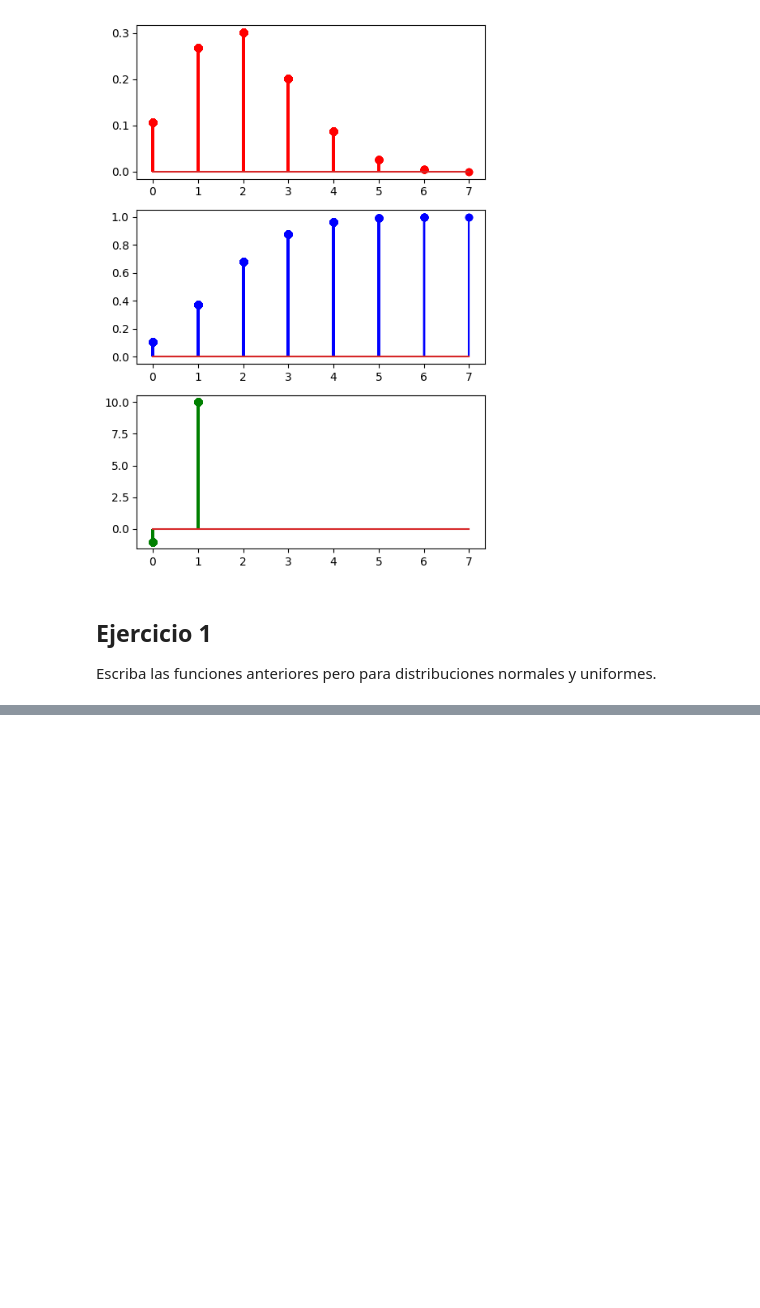
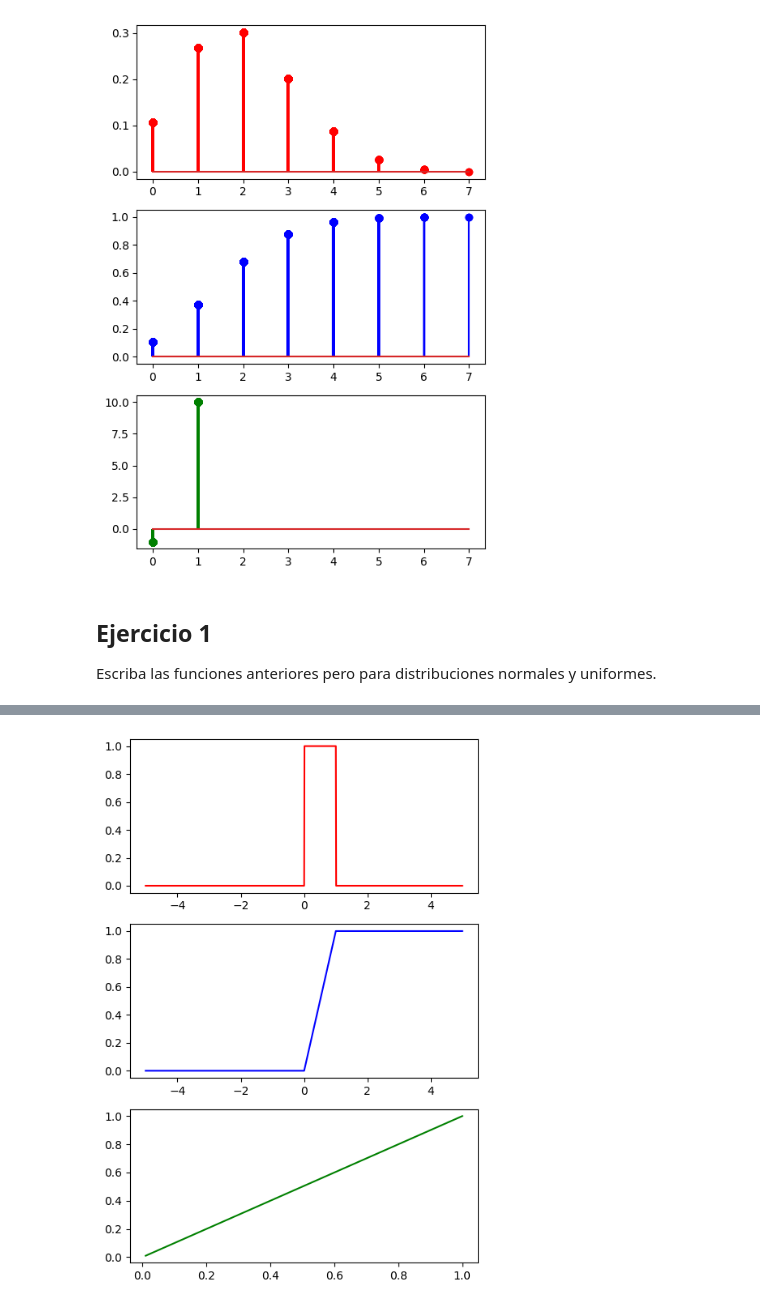
Before and after one commit to Carlogh2001/probability-distribution-exercises-project-with-python, a Jupyter notebook: notebook/problems.es.ipynb, the cells around one changed output, grey strips where cells are left out. Saved outputs shown, nothing was run; the diff lists cells and outputs as text; code cells hidden in the pictures; blank space fills up the shorter version.

```diff
--- a/notebook/problems.es.ipynb
+++ b/notebook/problems.es.ipynb
@@ -124,0 +188,44 @@ def rnorm(n, size, prob = 0.5):
+# %%
+import matplotlib.pyplot as plt
+
+def duniform(x, low=0, high=1):
+    """
+    Calcula la estimación puntual de la distribución uniforme.
+    """
+    result = uniform.pdf(x, loc=low, scale=high-low)
+    return result
+def puniform(x, low=0, high=1):
+    """
+    Calcula el acumulado de la distribución uniforme.
+    """
+    result = uniform.cdf(x, loc=low, scale=high-low)
+    return result
+def quniform(p, low=0, high=1):
+    """
+    Calcula la función cuantil a partir de la distribución uniforme.
+    """
+    result = uniform.ppf(p, loc=low, scale=high-low)
+    return result
+
+np.random.seed(42)
+
+low=0
+high=1
+data = np.arange(-5,5,0.01)
+pdf = duniform(data, low = low, high = high)
+cdf = puniform(data, low = low, high = high)
+ppf = quniform(data, low = low, high = high)
+
+fig, axis = plt.subplots(3, 1, figsize = (5, 7))
+
+axis[0].plot(data, pdf, "r-")
+axis[1].plot(data, cdf, "b-")
+axis[2].plot(data, ppf, "g-")
+
+# Adjust the layout
+plt.tight_layout()
+
+# Show the plot
+plt.show()
+# %% [output]
+[figure, added]
```
Also changed, not shown: parts of 3 cells of this notebook.
